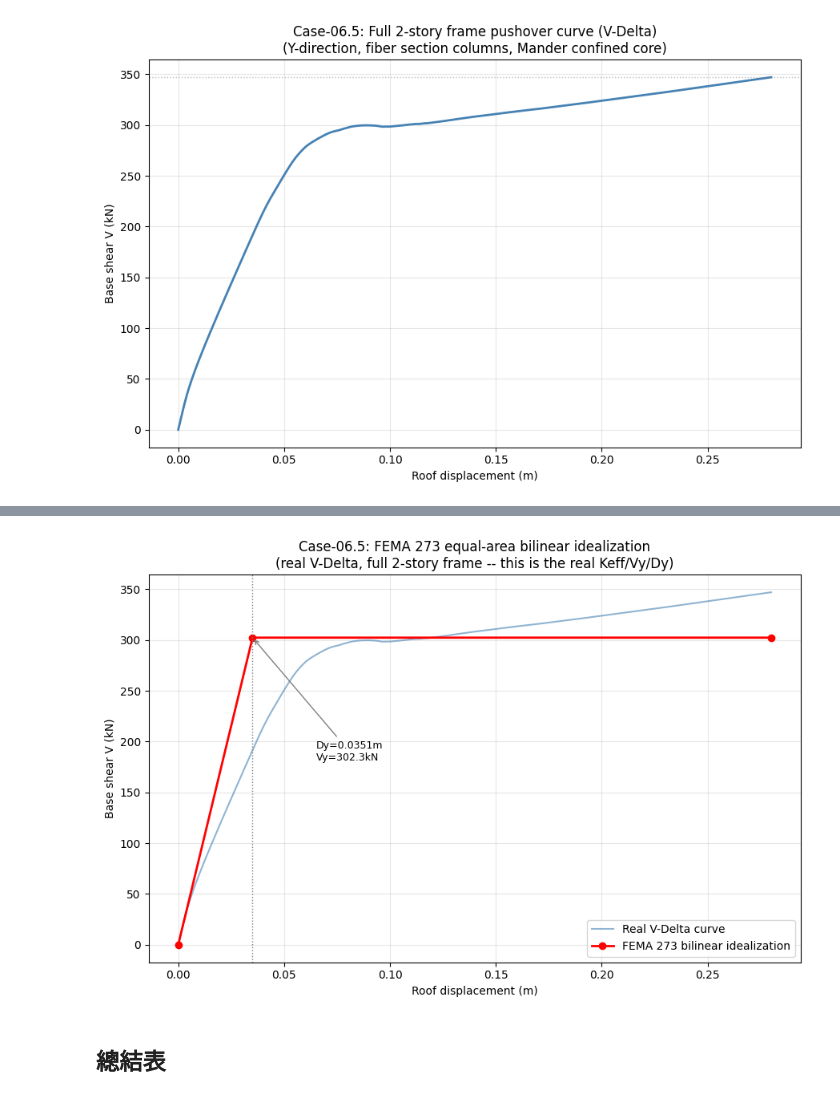
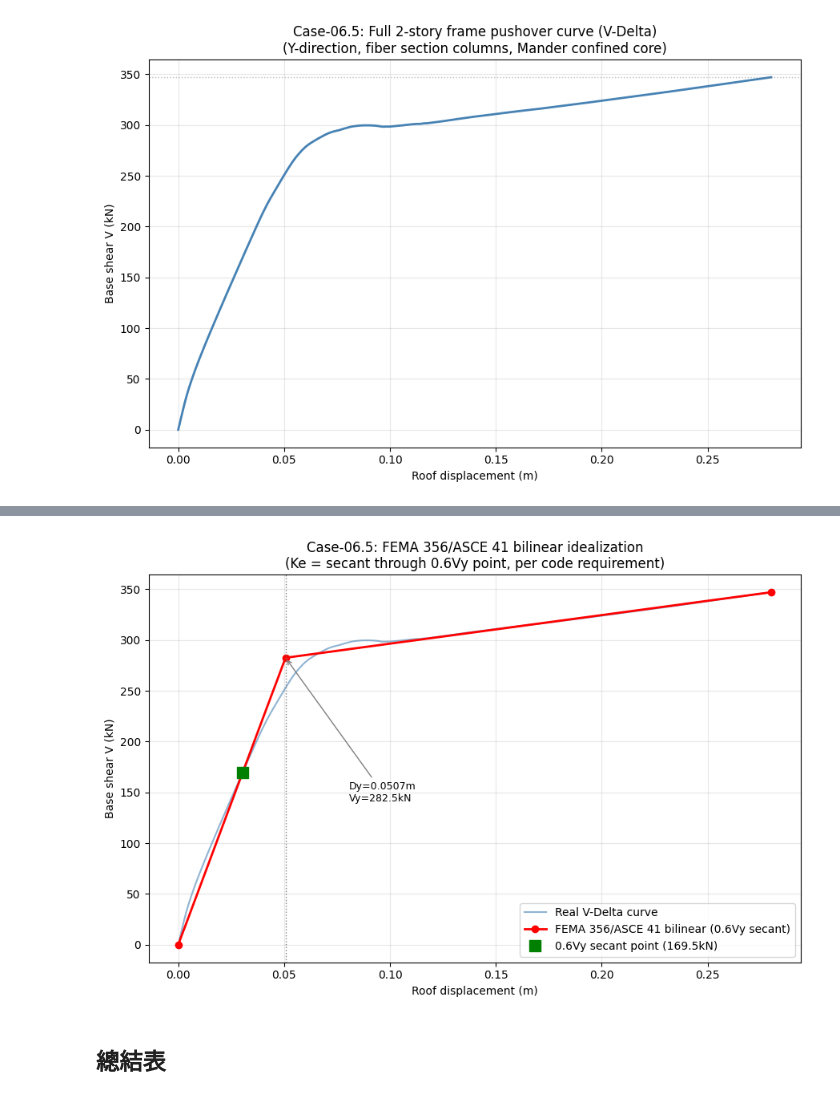
Before and after one commit to zhixiu0223/taiwan-seismic-code-calc, a Jupyter notebook: notebooks/case06_5_frame_pushover_fema273.ipynb, the cells around one changed output, grey strips where cells are left out. Saved outputs shown, nothing was run; the diff lists cells and outputs as text; code cells hidden in the pictures.

```diff
--- a/notebooks/case06_5_frame_pushover_fema273.ipynb
+++ b/notebooks/case06_5_frame_pushover_fema273.ipynb
@@ -215,29 +209,0 @@ plt.show()
-# %%
-phi_u_idx = len(disps)-1   # 用推到的最終位移當"ultimate"(4% drift, 性能目標)
-D_u, V_u = disps[phi_u_idx], base_shears[phi_u_idx]
-
-D_trim, V_trim = disps[:phi_u_idx+1], base_shears[:phi_u_idx+1]
-n_elastic = 8   # 用前幾步(明確在彈性段內)做初始勁度回歸
-K0 = np.polyfit(D_trim[:n_elastic], V_trim[:n_elastic], 1)[0]
-area_real = np.trapezoid(V_trim, D_trim)
-
-# 正確聯立解(跟Case-06修正後的邏輯完全一致): Vy^2 - 2*K0*Du*Vy + 2*K0*area_real = 0
-a_coef, b_coef, c_coef = 1.0, -2*K0*D_u, 2*K0*area_real
-disc = b_coef**2 - 4*a_coef*c_coef
-assert disc >= 0, "判別式應為正"
-Vy1 = (-b_coef - disc**0.5)/(2*a_coef)
-Vy2 = (-b_coef + disc**0.5)/(2*a_coef)
-Vy = Vy1 if 0 < Vy1 < V_u else Vy2
-Dy = Vy/K0
-
-area_bilinear = Vy*D_u - Vy**2/(2*K0)
-energy_diff = abs(area_bilinear-area_real)/area_real
-
-print(f"K0(初始彈性勁度) = {K0:.2f} kN/m  <- 這才是真正的Keff(V-Delta意義下)")
-print(f"降伏點: Dy = {Dy:.4f}m (drift={Dy/(h1+h2)*100:.2f}%), Vy = {Vy:.2f} kN")
-print(f"性能目標點: Du = {D_u:.4f}m (drift={D_u/(h1+h2)*100:.2f}%), Vu = {V_u:.2f} kN")
-print(f"延展性 mu = Du/Dy = {D_u/Dy:.2f}")
-print(f"能量比對: 差異 {energy_diff:.2%}")
-
-assert energy_diff < 0.01, "雙直線化面積誤差應幾乎為零"
-print("\n[PASS] 真正的FEMA273等面積雙直線法(V-Delta)完成, 面積誤差幾乎為零")
@@ -252,20 +297,22 @@ K0(初始彈性勁度) = 8617.25 kN/m  <- 這才是真正的Keff(V-Delta意義
 # %%
 fig, ax = plt.subplots(figsize=(9,6))
 ax.plot(disps, base_shears, '-', color='steelblue', lw=1.5, alpha=0.6, label='Real V-Delta curve')
-ax.plot([0, Dy, D_u], [0, Vy, Vy], 'o-', color='red', lw=2, ms=6,
-        label='FEMA 273 bilinear idealization')
+ax.plot([0, Dy, D_u], [0, Vy, V_end], 'o-', color='red', lw=2, ms=6,
+        label='FEMA 356/ASCE 41 bilinear (0.6Vy secant)')
+ax.plot(get_D_at_V(0.6*Vy, D_u), 0.6*Vy, 's', color='green', ms=10, zorder=5,
+        label=f'0.6Vy secant point ({0.6*Vy:.1f}kN)')
 ax.axvline(Dy, color='gray', ls=':', lw=1)
-ax.annotate(f'Dy={Dy:.4f}m\nVy={Vy:.1f}kN', xy=(Dy,Vy), xytext=(Dy+0.03,Vy*0.6),
+ax.annotate(f'Dy={Dy:.4f}m\nVy={Vy:.1f}kN', xy=(Dy,Vy), xytext=(Dy+0.03,Vy*0.5),
             fontsize=9, arrowprops=dict(arrowstyle='->',color='gray'))
 ax.set_xlabel('Roof displacement (m)')
 ax.set_ylabel('Base shear V (kN)')
-ax.set_title('Case-06.5: FEMA 273 equal-area bilinear idealization\n(real V-Delta, full 2-story frame -- this is the real Keff/Vy/Dy)')
+ax.set_title('Case-06.5: FEMA 356/ASCE 41 bilinear idealization\n(Ke = secant through 0.6Vy point, per code requirement)')
 ax.legend()
 ax.grid(True, alpha=0.3)
 plt.tight_layout()
 plt.show()
 # %% [output]
-[figure, old version]
+[figure, new version]
 # %% [markdown]
 ## 總結表
 # %%
```
Also changed, not shown: parts of 5 cells of this notebook.
